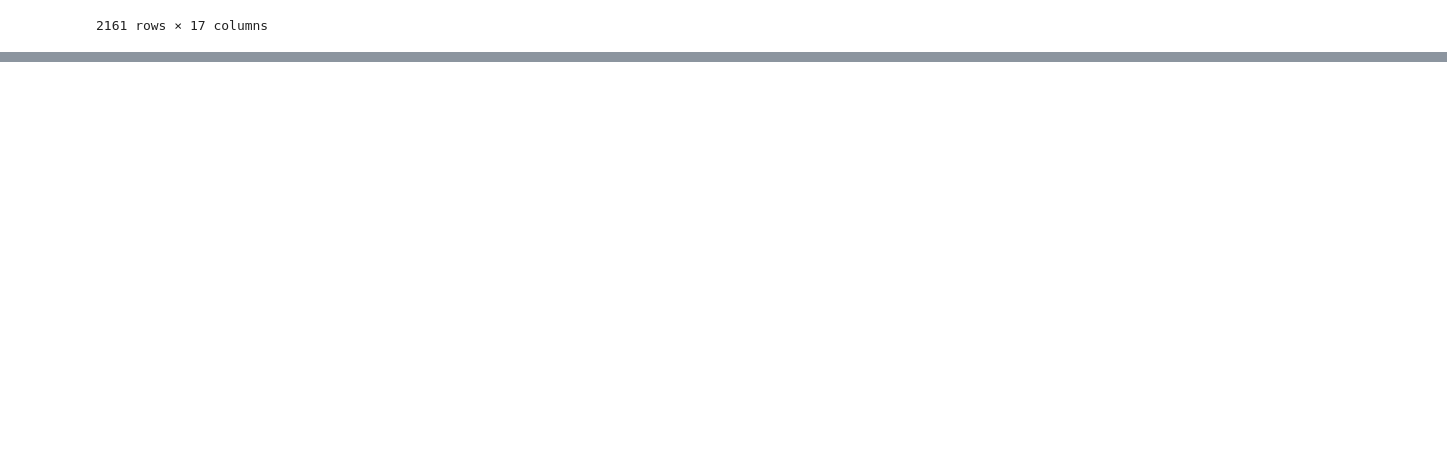
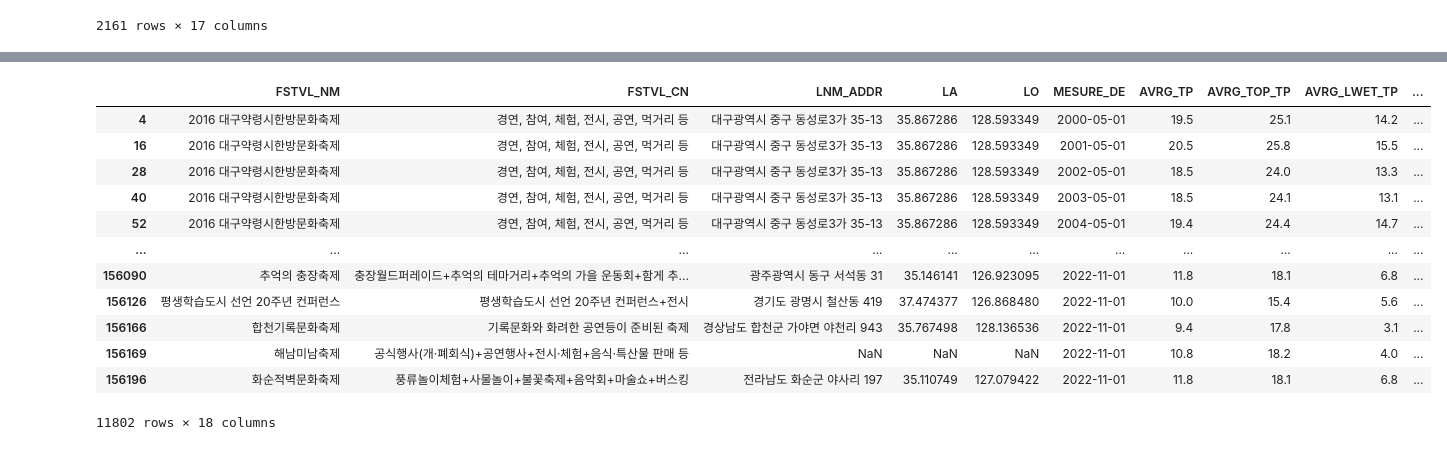
Before and after one commit to meshob2002/festival_preprocessing, a Jupyter notebook: dataset.ipynb, the cells around one changed output, grey strips where cells are left out. Cells and saved outputs as stored; diff of their text form; code cells hidden in the pictures; blank space fills up the shorter version.

```diff
--- a/dataset.ipynb
+++ b/dataset.ipynb
@@ -426,0 +597,20 @@ wether1[wether1['FSTVL_NM'] =='2016 대구약령시한방문화축제']
+# %%
+merged_df = merged_df[
+    (merged_df['MESURE_DE'].dt.month == merged_df['FSTVL_BEGIN_DE'].dt.month) |
+    (merged_df['MESURE_DE'].dt.month == merged_df['FSTVL_END_DE'].dt.month)
+]
+merged_df
+# %% [output]
+|  | FSTVL_NM | FSTVL_CN | LNM_ADDR | LA | LO | MESURE_DE | AVRG_TP | AVRG_TOP_TP | AVRG_LWET_TP | ... |
+| 4 | 2016 대구약령시한방문화축제 | 경연, 참여, 체험, 전시, 공연, 먹거리 등 | 대구광역시 중구 동성로3가 35-13 | 35.867286 | 128.593349 | 2000-05-01 | 19.5 | 25.1 | 14.2 | ... |
+| 16 | 2016 대구약령시한방문화축제 | 경연, 참여, 체험, 전시, 공연, 먹거리 등 | 대구광역시 중구 동성로3가 35-13 | 35.867286 | 128.593349 | 2001-05-01 | 20.5 | 25.8 | 15.5 | ... |
+| 28 | 2016 대구약령시한방문화축제 | 경연, 참여, 체험, 전시, 공연, 먹거리 등 | 대구광역시 중구 동성로3가 35-13 | 35.867286 | 128.593349 | 2002-05-01 | 18.5 | 24.0 | 13.3 | ... |
+| 40 | 2016 대구약령시한방문화축제 | 경연, 참여, 체험, 전시, 공연, 먹거리 등 | 대구광역시 중구 동성로3가 35-13 | 35.867286 | 128.593349 | 2003-05-01 | 18.5 | 24.1 | 13.1 | ... |
+| 52 | 2016 대구약령시한방문화축제 | 경연, 참여, 체험, 전시, 공연, 먹거리 등 | 대구광역시 중구 동성로3가 35-13 | 35.867286 | 128.593349 | 2004-05-01 | 19.4 | 24.4 | 14.7 | ... |
+| ... | ... | ... | ... | ... | ... | ... | ... | ... | ... | ... |
+| 156090 | 추억의 충장축제 | 충장월드퍼레이드+추억의 테마거리+추억의 가을 운동회+함게 추... | 광주광역시 동구 서석동 31 | 35.146141 | 126.923095 | 2022-11-01 | 11.8 | 18.1 | 6.8 | ... |
+| 156126 | 평생학습도시 선언 20주년 컨퍼런스 | 평생학습도시 선언 20주년 컨퍼런스+전시 | 경기도 광명시 철산동 419 | 37.474377 | 126.868480 | 2022-11-01 | 10.0 | 15.4 | 5.6 | ... |
+| 156166 | 합천기록문화축제 | 기록문화와 화려한 공연등이 준비된 축제 | 경상남도 합천군 가야면 야천리 943 | 35.767498 | 128.136536 | 2022-11-01 | 9.4 | 17.8 | 3.1 | ... |
+| 156169 | 해남미남축제 | 공식행사(개·폐회식)+공연행사+전시·체험+음식·특산물 판매 등 | NaN | NaN | NaN | 2022-11-01 | 10.8 | 18.2 | 4.0 | ... |
+| 156196 | 화순적벽문화축제 | 풍류놀이체험+사물놀이+불꽃축제+음악회+마술쇼+버스킹 | 전라남도 화순군 야사리 197 | 35.110749 | 127.079422 | 2022-11-01 | 11.8 | 18.1 | 6.8 | ... |
+11802 rows × 18 columns
```
Also changed, not shown: parts of 25 cells of this notebook, 2 other files.
